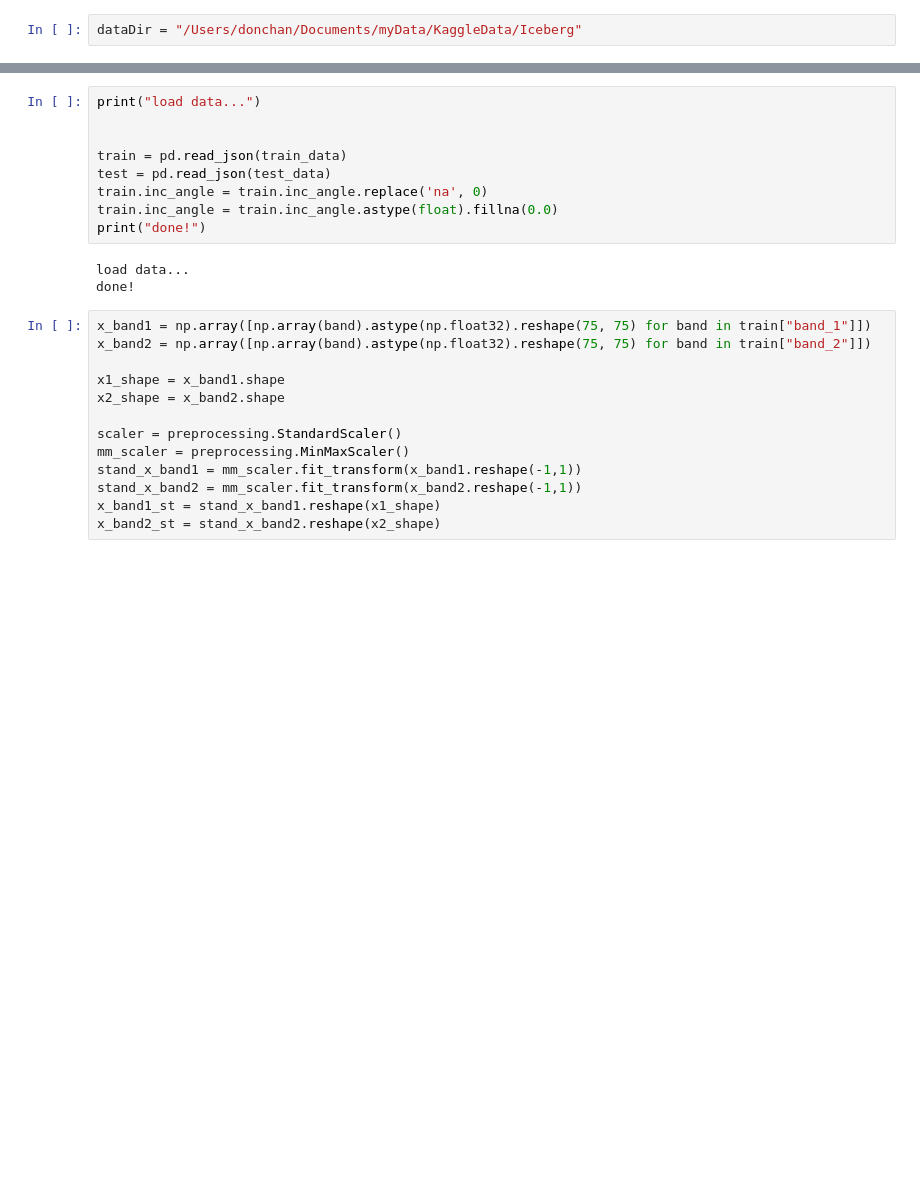
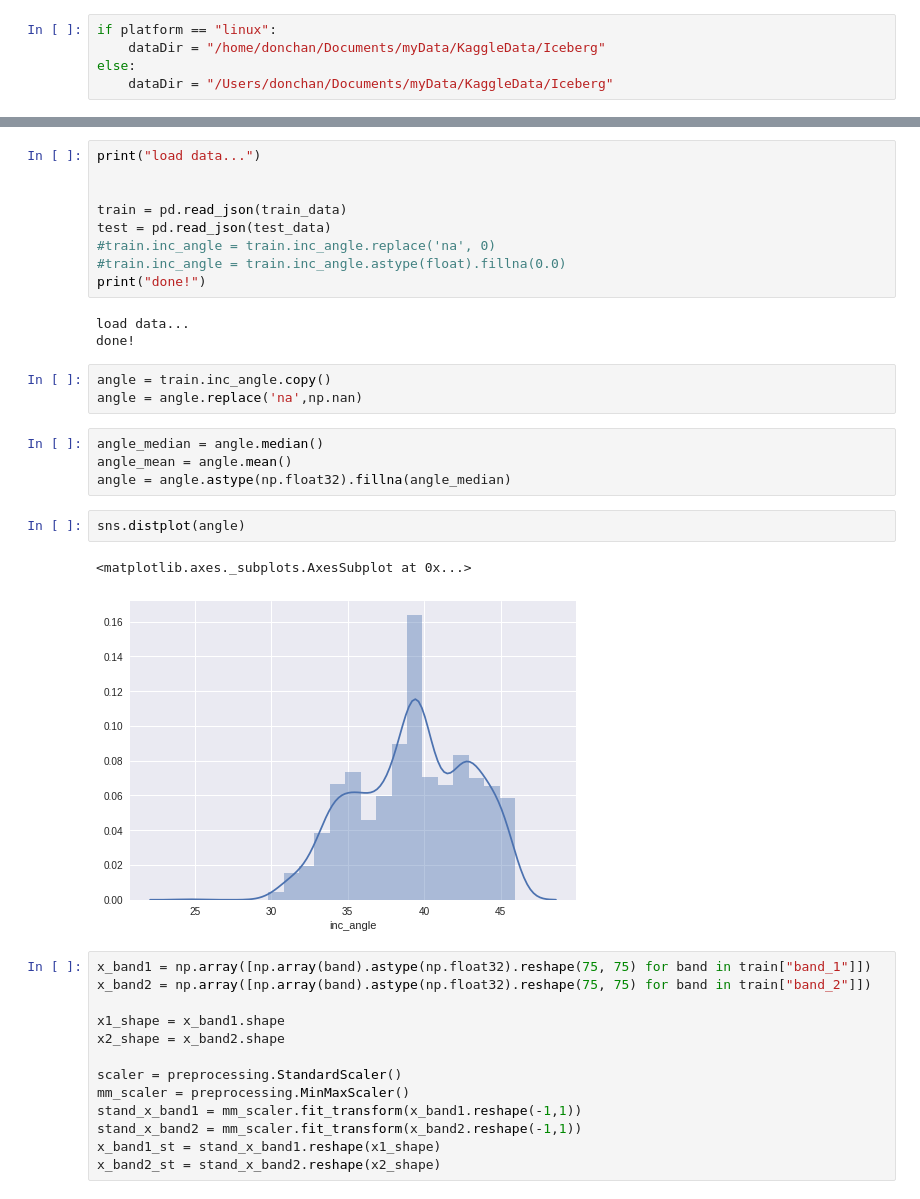
Before and after one commit to scrambleegg7/Iceberg, a Jupyter notebook: jupyter/keras_model2_v00.ipynb, the cells around one changed output, grey strips where cells are left out. Saved outputs shown, nothing was run; the diff lists cells and outputs as text; blank space fills up the shorter version.

```diff
--- a/jupyter/keras_model2_v00.ipynb
+++ b/jupyter/keras_model2_v00.ipynb
@@ -24,7 +28,10 @@ from keras.preprocessing.image import ImageDataGenerator
 # %%
 from sklearn import preprocessing
 # %%
-dataDir = "/Users/donchan/Documents/myData/KaggleData/Iceberg"
+if platform == "linux":
+    dataDir = "/home/donchan/Documents/myData/KaggleData/Iceberg"
+else:
+    dataDir = "/Users/donchan/Documents/myData/KaggleData/Iceberg"
 # %%
 import os
 train_data = os.path.join(dataDir,"data/processed/train.json")
@@ -37,12 +44,24 @@ print("load data...")
 
 train = pd.read_json(train_data)
 test = pd.read_json(test_data)
-train.inc_angle = train.inc_angle.replace('na', 0)
-train.inc_angle = train.inc_angle.astype(float).fillna(0.0)
+#train.inc_angle = train.inc_angle.replace('na', 0)
+#train.inc_angle = train.inc_angle.astype(float).fillna(0.0)
 print("done!")
 # %% [output]
 load data...
 done!
+# %%
+angle = train.inc_angle.copy()
+angle = angle.replace('na',np.nan)
+# %%
+angle_median = angle.median()
+angle_mean = angle.mean()
+angle = angle.astype(np.float32).fillna(angle_median)
+# %%
+sns.distplot(angle)
+# %% [output]
+<matplotlib.axes._subplots.AxesSubplot at 0x...>
+[figure, added]
 # %%
 x_band1 = np.array([np.array(band).astype(np.float32).reshape(75, 75) for band in train["band_1"]])
 x_band2 = np.array([np.array(band).astype(np.float32).reshape(75, 75) for band in train["band_2"]])
```
Also changed, not shown: parts of 15 cells of this notebook, 6 other files.
